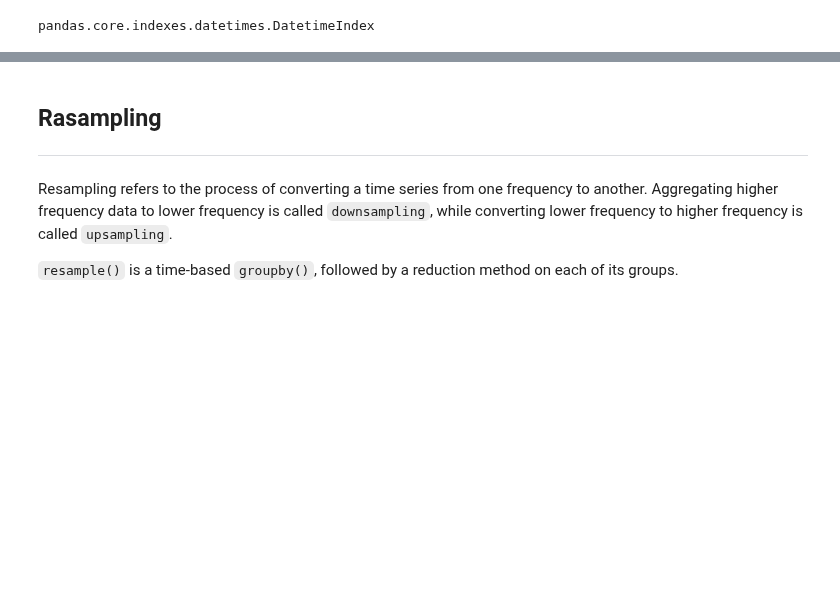
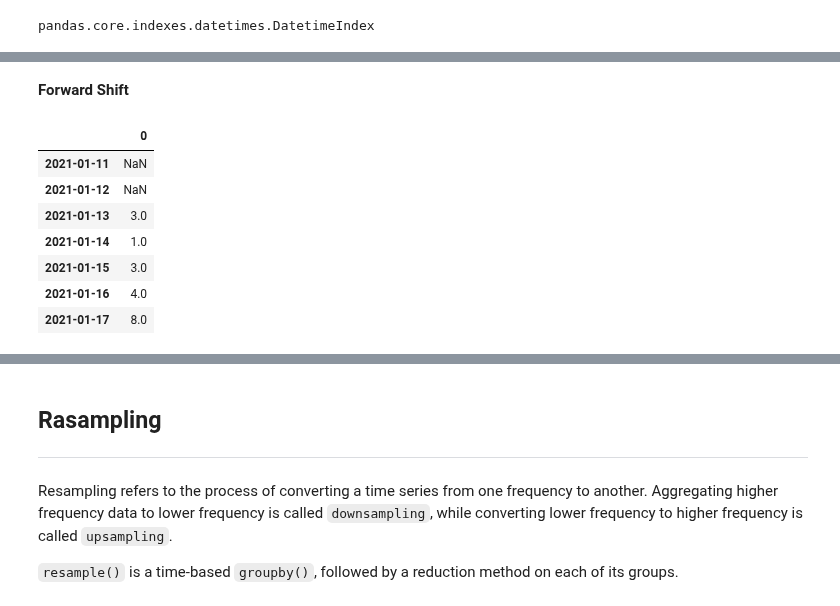
Before and after one commit to Okroshiashvili/Data_Analysis_Python, a Jupyter notebook: Lecture 8/Time_Series.ipynb, the cells around one changed output, grey strips where cells are left out. Saved outputs shown, nothing was run; the diff lists cells and outputs as text; code cells hidden in the pictures; blank space fills up the shorter version.

```diff
--- a/Lecture 8/Time_Series.ipynb
+++ b/Lecture 8/Time_Series.ipynb
@@ -826,0 +829,8 @@ Shifting (Leading and Lagging) data refers to moving data backward and forward t
+# %%
+np.random.seed(425)
+
+ts = pd.Series(data=np.random.randint(low=1, high=10, size=7),
+               index=pd.date_range(start="2021-01-11", periods=7))
+
+
+ts
@@ -826,0 +846,13 @@ Shifting (Leading and Lagging) data refers to moving data backward and forward t
+# %% [markdown]
+**Forward Shift**
+# %%
+pd.DataFrame(ts).shift(periods=2) # Shift index by desired number of periods
+# %% [output]
+|  | 0 |
+| 2021-01-11 | NaN |
+| 2021-01-12 | NaN |
+| 2021-01-13 | 3.0 |
+| 2021-01-14 | 1.0 |
+| 2021-01-15 | 3.0 |
+| 2021-01-16 | 4.0 |
+| 2021-01-17 | 8.0 |
```
Also changed, not shown: parts of 9 cells of this notebook.
